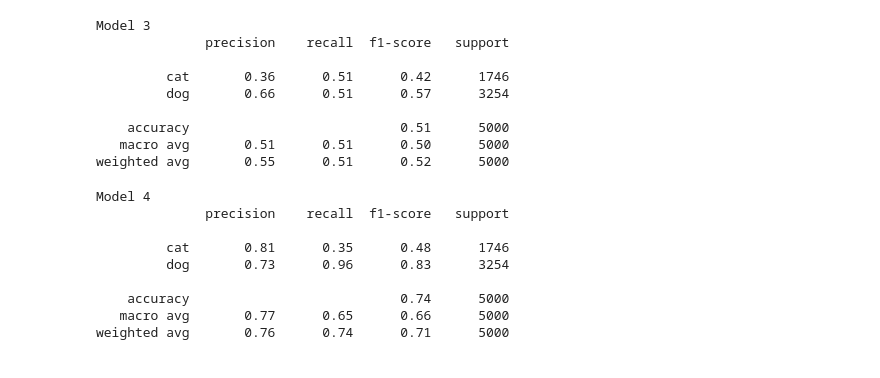
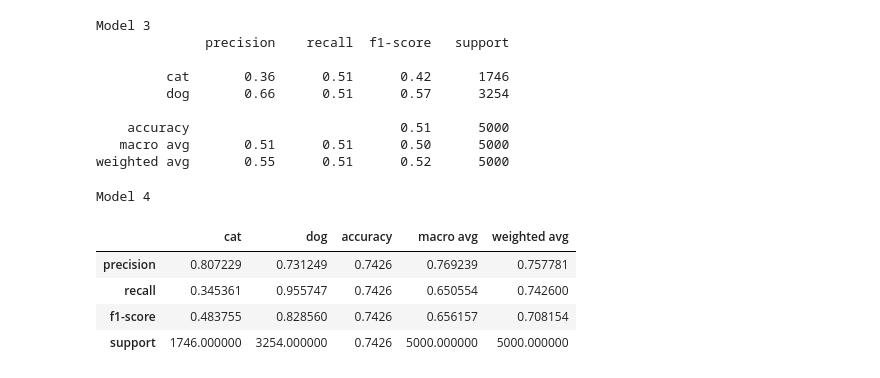
Before and after one commit to CodeupClassroom/darden-classification-exercises, a Jupyter notebook: model_evaluation.ipynb, the cells around one changed output. Drawn from its saved outputs; the diff is of its cells as text; code cells hidden in the pictures.

```diff
--- a/model_evaluation.ipynb
+++ b/model_evaluation.ipynb
@@ -314,14 +401,11 @@ Model 3
 weighted avg       0.55      0.51      0.52      5000
 # %%
 print("Model 4")
-print(classification_report(df.actual, df.model4, target_names=target_names))
+pd.DataFrame(classification_report(df.actual, df.model4, target_names=target_names, output_dict=True))
 # %% [output]
 Model 4
-              precision    recall  f1-score   support
-
-         cat       0.81      0.35      0.48      1746
-         dog       0.73      0.96      0.83      3254
-
-    accuracy                           0.74      5000
-   macro avg       0.77      0.65      0.66      5000
-weighted avg       0.76      0.74      0.71      5000
+|  | cat | dog | accuracy | macro avg | weighted avg |
+| precision | 0.807229 | 0.731249 | 0.7426 | 0.769239 | 0.757781 |
+| recall | 0.345361 | 0.955747 | 0.7426 | 0.650554 | 0.742600 |
+| f1-score | 0.483755 | 0.828560 | 0.7426 | 0.656157 | 0.708154 |
+| support | 1746.000000 | 3254.000000 | 0.7426 | 5000.000000 | 5000.000000 |
```
Also changed, not shown: parts of 17 cells of this notebook.
